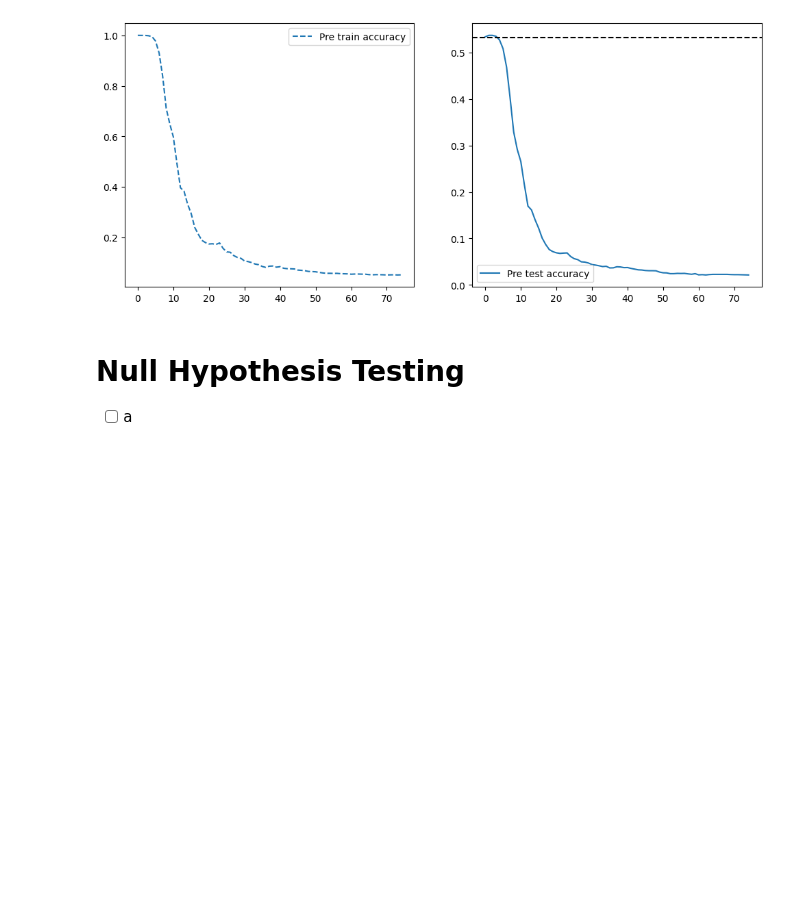
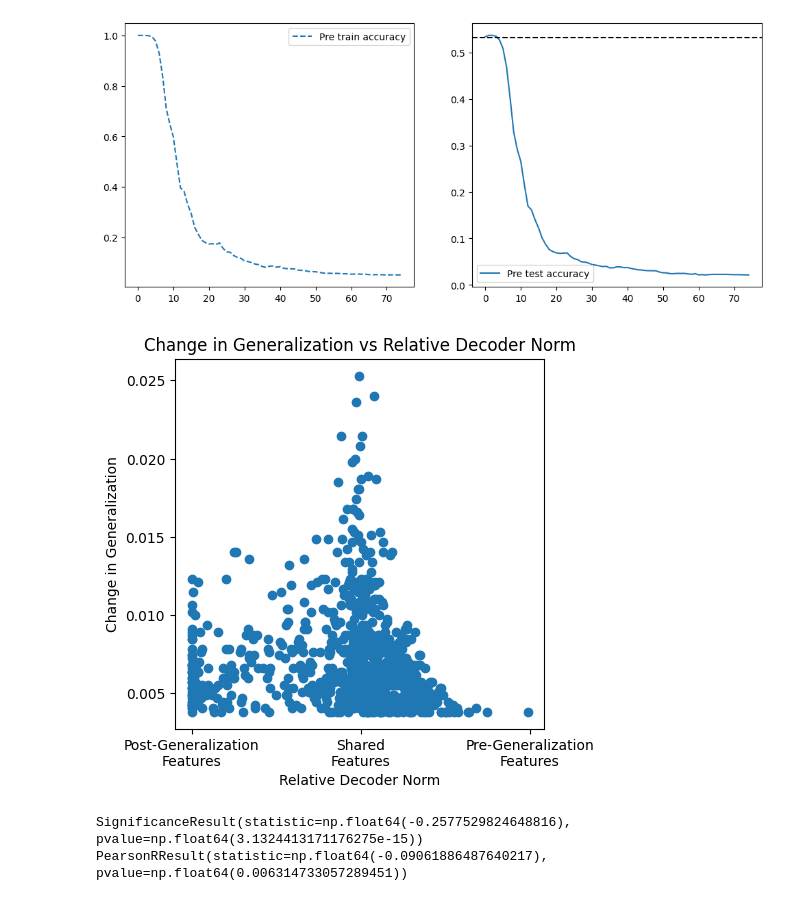
Before and after one commit to Zasder3/train-SAE, a Jupyter notebook: experimental/cc_first-addition.ipynb, the cells around one changed output. Drawn from its saved outputs; the diff is of its cells as text; code cells hidden in the pictures; blank space fills up the shorter version.

Commit message:
addition plots

```diff
--- a/experimental/cc_first-addition.ipynb
+++ b/experimental/cc_first-addition.ipynb
@@ -1096,6 +1096,6 @@ ax3.plot()
 plt.show()
 # %% [output]
 [figure]
-# %% [markdown]
-# Null Hypothesis Testing
-- [ ] a
+# %%
+# load from memory
+results_minus_1_np = np.load("addition/results_minus_1.npy")
@@ -1101,0 +1104,38 @@ plt.show()
+# %%
+# plot the changes in generalization against the relative decoder norm
+generalization_idxs = (results_minus_1_np[:, 3] < post_te_acc) & (
+    results_minus_1_np[:, 1] >= pre_tr_acc
+)
+x = addition_relative_norms.numpy(force=True)[
+    sorted_indices.numpy(force=True)[generalization_idxs]
+]
+y = (
+    results_minus_1_np[generalization_idxs, 1]
+    - results_minus_1_np[generalization_idxs, 3]
+)
+p_val = spearmanr(x, y)[1]
+plt.scatter(x, y, label=f"Spearman\nP={p_val:.2e}")
+plt.xlabel("Relative Decoder Norm")
+plt.ylabel("Change in Generalization")
+plt.title("Change in Generalization vs Relative Decoder Norm")
+plt.gca().set_box_aspect(1)
+plt.xticks(
+    [0, 0.5, 1],
+    [
+        "Post-Generalization\nFeatures",
+        "Shared\nFeatures",
+        "Pre-Generalization\nFeatures",
+    ],
+)
+plt.show()
+plt.show()
+# %% [output]
+[figure, added]
+# %%
+# get spearman correlation and p-value
+
+print(spearmanr(x, y))
+print(pearsonr(x, y))
+# %% [output]
+SignificanceResult(statistic=np.float64(-0.2577529824648816), pvalue=np.float64(3.1324413171176275e-15))
+PearsonRResult(statistic=np.float64(-0.09061886487640217), pvalue=np.float64(0.006314733057289451))
```
Also changed, not shown: parts of 2 cells of this notebook.
